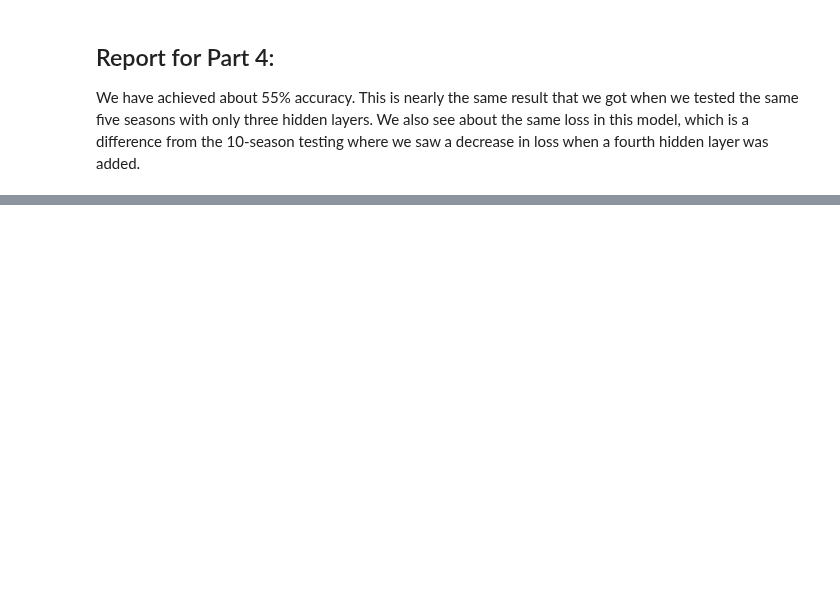
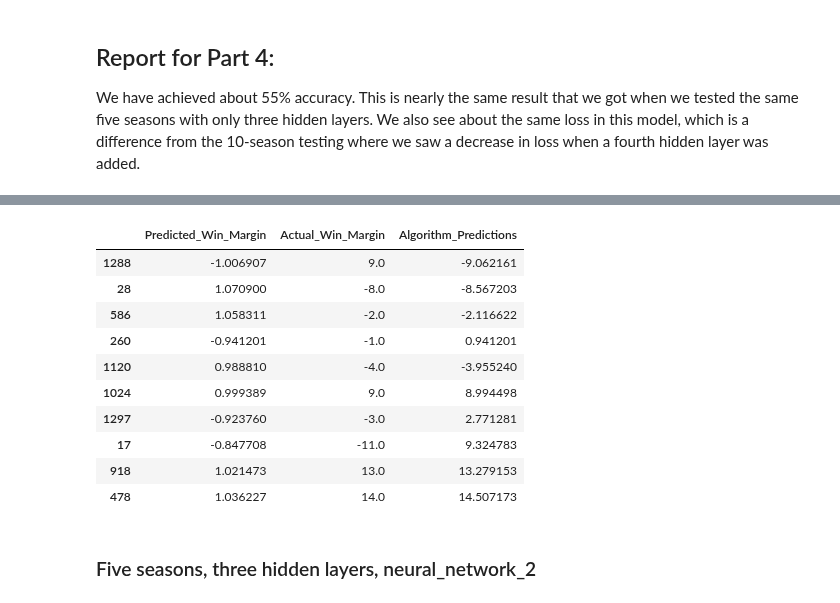
Before and after one commit to kheller18/nba-sports-betting-ml, a Jupyter notebook: NN_Win_Margin.ipynb, the cells around one changed output, grey strips where cells are left out. Cells and saved outputs as stored; diff of their text form; code cells hidden in the pictures; blank space fills up the shorter version.

```diff
--- a/NN_Win_Margin.ipynb
+++ b/NN_Win_Margin.ipynb
@@ -235,8 +234,7 @@ X_train_1, X_test_1, y_train_1, y_test_1 = train_test_split(
 )
 # %%
 # Create a StandardScaler instance
-
-#scaler = StandardScaler()
+scaler = StandardScaler()
 
 # Fit the scaler to the features training dataset
 X_scaler = scaler.fit(X_train_1)
@@ -995,10 +1433,30 @@ test_pred_1 = neural_network_1.predict(X_test_scaled_1)
 # %%
+# create a dataframe using the X_test_1 index
 ten_seasons_pred_1 = pd.DataFrame(index=X_test_1.index)
+
+# add a column called 'Predicted_Win_Margin' using the predicted data indexes [0:3146]
 ten_seasons_pred_1['Predicted_Win_Margin'] = test_pred_1[0:3146]
+
+# add the actual win data from the 2021-2022 Season 'Win_Margin' column
 ten_seasons_pred_1['Actual_Win_Margin'] = df_2021_2022_season['Win_Margin']
 
+# multiply the predictions by the actual win_margin to get the predicted win_margin
+ten_seasons_pred_1['Algorithm_Predictions'] = ten_seasons_pred_1['Predicted_Win_Margin'] * ten_seasons_pred_1['Actual_Win_Margin']
 
-ten_seasons_pred_1['Algorithm_Predictions'] = ten_seasons_pred_1['Predicted_Win_Margin'] * (-1 * ten_seasons_pred_1['Actual_Win_Margin'])
+# drop null values
+ten_seasons_pred_1 = ten_seasons_pred_1.dropna()
 
-
-ten_seasons_pred_1.dropna()
+# display a sample of the predictions
+ten_seasons_pred_1.sample(10)
+# %% [output]
+|  | Predicted_Win_Margin | Actual_Win_Margin | Algorithm_Predictions |
+| 1288 | -1.006907 | 9.0 | -9.062161 |
+| 28 | 1.070900 | -8.0 | -8.567203 |
+| 586 | 1.058311 | -2.0 | -2.116622 |
+| 260 | -0.941201 | -1.0 | 0.941201 |
+| 1120 | 0.988810 | -4.0 | -3.955240 |
+| 1024 | 0.999389 | 9.0 | 8.994498 |
+| 1297 | -0.923760 | -3.0 | 2.771281 |
+| 17 | -0.847708 | -11.0 | 9.324783 |
+| 918 | 1.021473 | 13.0 | 13.279153 |
+| 478 | 1.036227 | 14.0 | 14.507173 |
@@ -1016,0 +1463,2 @@ encoded_ten_seasons_df
+# %% [markdown]
+### Five seasons, three hidden layers, neural_network_2
```
Also changed, not shown: parts of 58 cells of this notebook, 4 other files.
